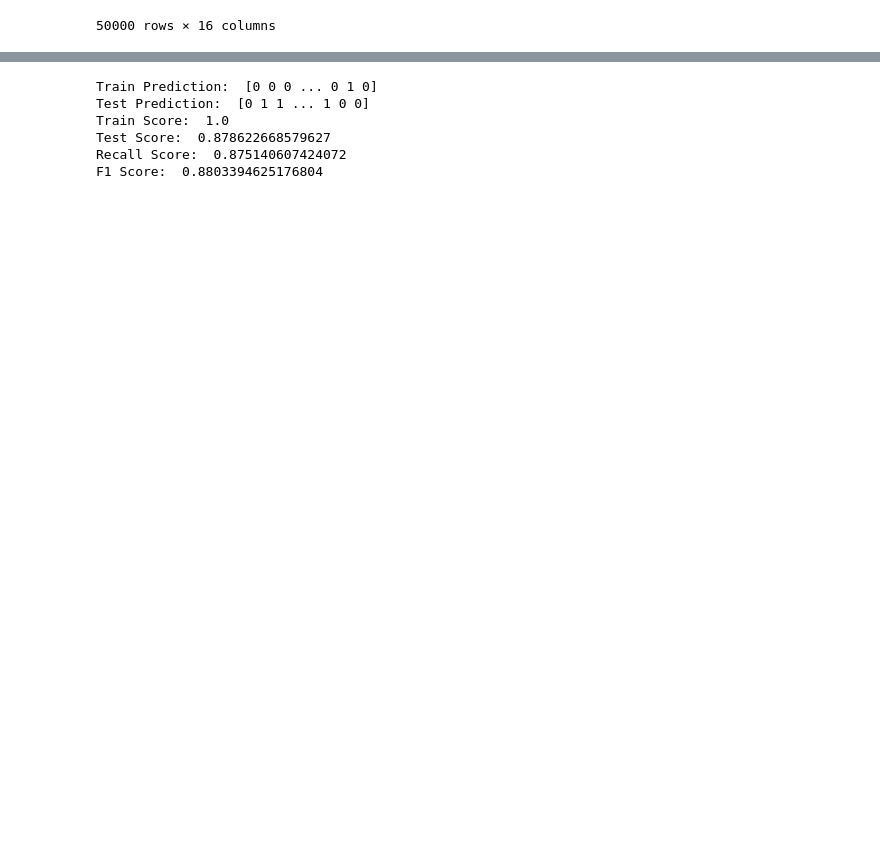
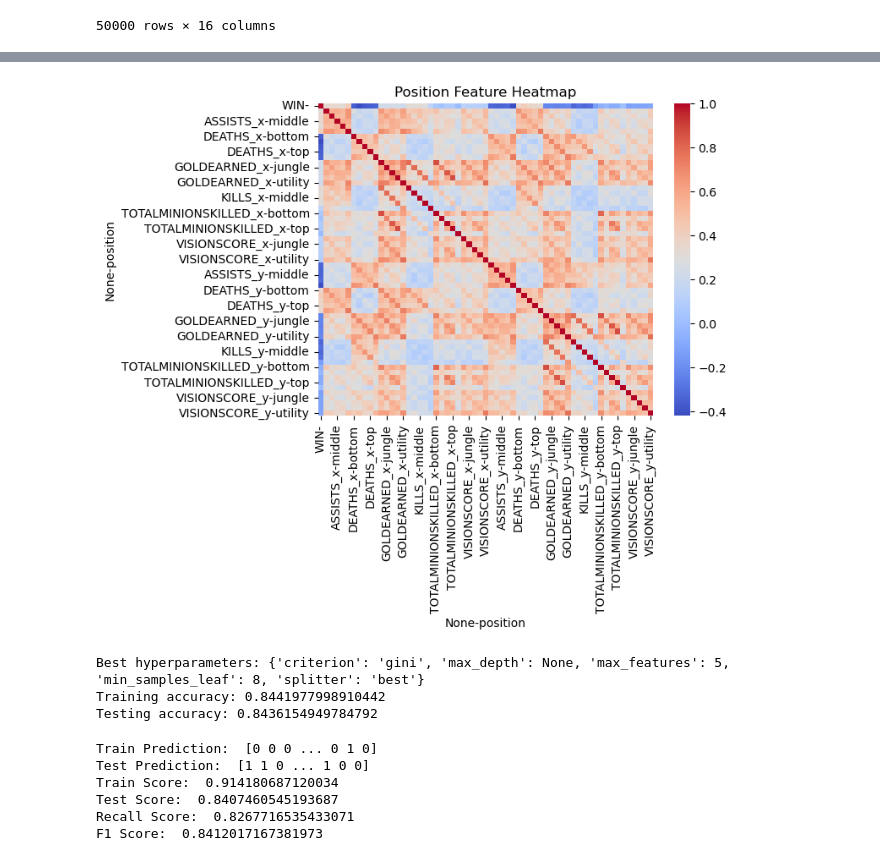
Before and after one commit to qiuolivi/league-win-probability, a Jupyter notebook: win.ipynb, the cells around one changed output, grey strips where cells are left out. Saved outputs shown, nothing was run; the diff lists cells and outputs as text; code cells hidden in the pictures; blank space fills up the shorter version.

```diff
--- a/win.ipynb
+++ b/win.ipynb
@@ -111,19 +111,70 @@ merged_df1 = pd.merge(lose_df, win_df.drop('WIN', axis=1), on='matchID')
 finalMerged = pd.concat([merged_df, merged_df1], ignore_index = True)
 
 #fir sine reason some I am missing some data for some of the columns
+# %%
+
+import seaborn as sns
+import matplotlib.pyplot as plt
+
+# Create a correlation matrix
+corr = finalMerged.corr()
+
+# Create a heatmap of the correlation matrix using seaborn
+sns.heatmap(corr, cmap="coolwarm")
+plt.title('Position Feature Heatmap')
+plt.show()
+# %% [output]
+[figure, added]
 # %%
 X = finalMerged.drop(columns=["matchID","WIN"])
 y = finalMerged["WIN"]
 
 X_train, X_test, y_train, y_test = train_test_split(X, y, test_size=0.33, random_state=42)
+# %%
+from sklearn.tree import DecisionTreeClassifier
+from sklearn.model_selection import RandomizedSearchCV
+from scipy.stats import randint
+
+# Define the parameter space for the hyperparameters to search over
+param_dist = {
+    "max_depth": [3, None],
+    "max_features": randint(1, 9),
+    "min_samples_leaf": randint(1, 9),
+    "criterion": ["gini", "entropy"],
+    "splitter": ["best", "random"],
+}
+
+# Create a decision tree classifier object
+clf = DecisionTreeClassifier()
+
+# Perform random search
+n_iter_search = 10
+random_search = RandomizedSearchCV(
+    clf, param_distributions=param_dist, n_iter=n_iter_search, cv=5
+)
+
+# Fit the model to the data
+random_search.fit(X_train, y_train)
+
+best_params = random_search.best_params_
+# Print the best hyperparameters and model performance
+print("Best hyperparameters:", random_search.best_params_)
+print("Training accuracy:", random_search.best_score_)
+print("Testing accuracy:", random_search.score(X_test, y_test))
+# %% [output]
+Best hyperparameters: {'criterion': 'gini', 'max_depth': None, 'max_features': 5, 'min_samples_leaf': 8, 'splitter': 'best'}
+Training accuracy: 0.8441977998910442
+Testing accuracy: 0.8436154949784792
 # %%
 from sklearn import tree
 
 from sklearn.metrics import recall_score
 from sklearn.metrics import f1_score
 
-clf = tree.DecisionTreeClassifier()
-clf = clf.fit(X_train, y_train)
+
+
+clf= DecisionTreeClassifier(**best_params)
+clf.fit(X_train, y_train)
 
 prediction_train = clf.predict(X_train)
 print("Train Prediction: ", prediction_train)
@@ -144,8 +195,8 @@ f1 = f1_score(y_test, prediction_test)
 print("F1 Score: ", f1)
 # %% [output]
 Train Prediction:  [0 0 0 ... 0 1 0]
-Test Prediction:  [0 1 1 ... 1 0 0]
-Train Score:  1.0
-Test Score:  0.878622668579627
-Recall Score:  0.875140607424072
-F1 Score:  0.8803394625176804
+Test Prediction:  [1 1 0 ... 1 0 0]
+Train Score:  0.914180687120034
+Test Score:  0.8407460545193687
+Recall Score:  0.8267716535433071
+F1 Score:  0.8412017167381973
```
Also changed, not shown: parts of 4 cells of this notebook.
